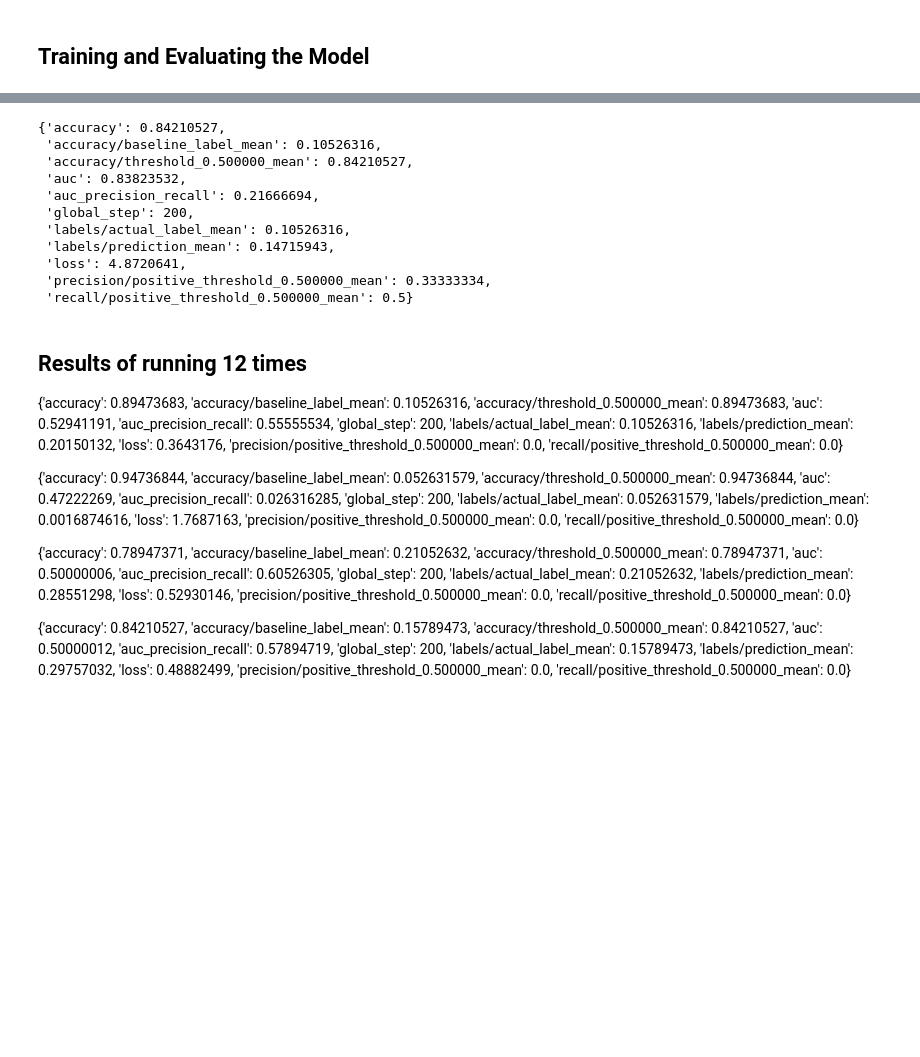
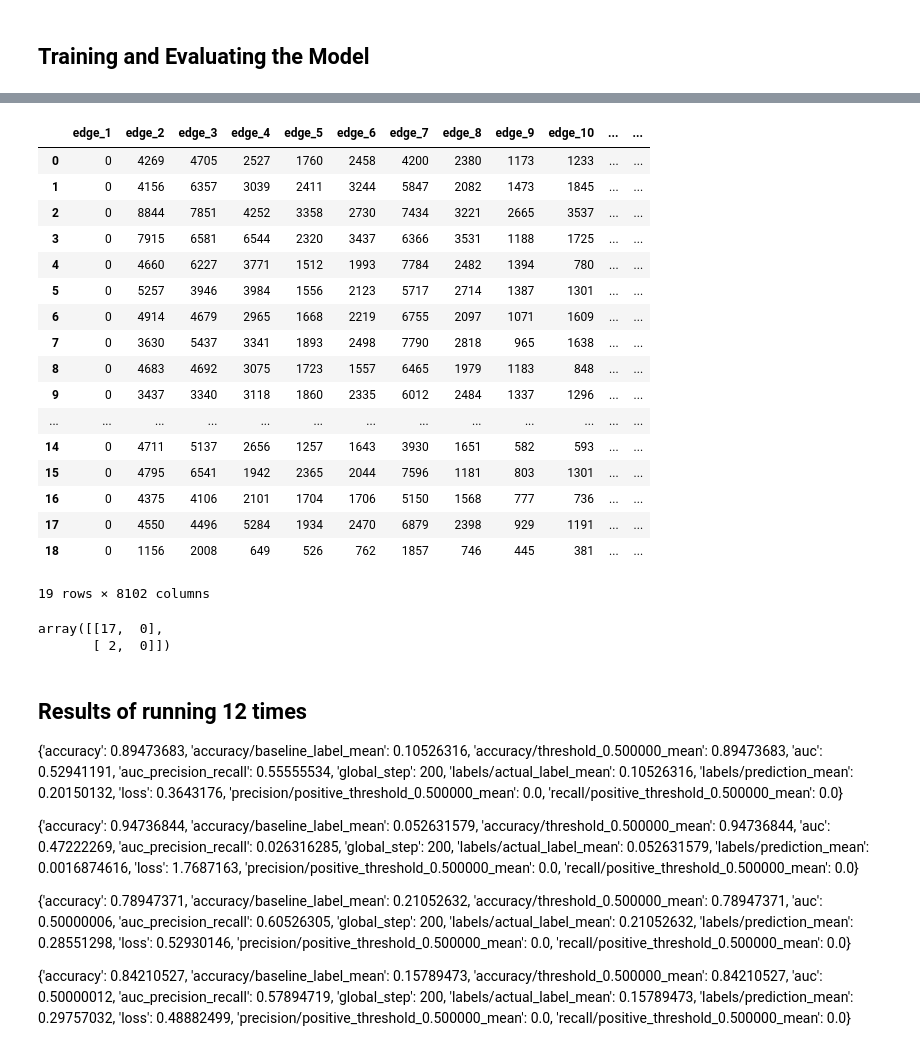
Before and after one commit to bh2589/NYSPI_Tensorflow, a Jupyter notebook: TensorflowDeepModel.ipynb, the cells around one changed output, grey strips where cells are left out. Drawn from its saved outputs; the diff is of its cells as text; code cells hidden in the pictures; blank space fills up the shorter version.

```diff
--- a/TensorflowDeepModel.ipynb
+++ b/TensorflowDeepModel.ipynb
@@ -243,17 +242,35 @@ array([], dtype=int64)
-# %%
-results
-# %% [output]
-{'accuracy': 0.84210527,
- 'accuracy/baseline_label_mean': 0.10526316,
- 'accuracy/threshold_0.500000_mean': 0.84210527,
- 'auc': 0.83823532,
- 'auc_precision_recall': 0.21666694,
- 'global_step': 200,
- 'labels/actual_label_mean': 0.10526316,
- 'labels/prediction_mean': 0.14715943,
- 'loss': 4.8720641,
- 'precision/positive_threshold_0.500000_mean': 0.33333334,
- 'recall/positive_threshold_0.500000_mean': 0.5}
+# %%
+df_test
+#output
+# %% [output]
+|  | edge_1 | edge_2 | edge_3 | edge_4 | edge_5 | edge_6 | edge_7 | edge_8 | edge_9 | edge_10 | ... | ... |
+| 0 | 0 | 4269 | 4705 | 2527 | 1760 | 2458 | 4200 | 2380 | 1173 | 1233 | ... | ... |
+| 1 | 0 | 4156 | 6357 | 3039 | 2411 | 3244 | 5847 | 2082 | 1473 | 1845 | ... | ... |
+| 2 | 0 | 8844 | 7851 | 4252 | 3358 | 2730 | 7434 | 3221 | 2665 | 3537 | ... | ... |
+| 3 | 0 | 7915 | 6581 | 6544 | 2320 | 3437 | 6366 | 3531 | 1188 | 1725 | ... | ... |
+| 4 | 0 | 4660 | 6227 | 3771 | 1512 | 1993 | 7784 | 2482 | 1394 | 780 | ... | ... |
+| 5 | 0 | 5257 | 3946 | 3984 | 1556 | 2123 | 5717 | 2714 | 1387 | 1301 | ... | ... |
+| 6 | 0 | 4914 | 4679 | 2965 | 1668 | 2219 | 6755 | 2097 | 1071 | 1609 | ... | ... |
+| 7 | 0 | 3630 | 5437 | 3341 | 1893 | 2498 | 7790 | 2818 | 965 | 1638 | ... | ... |
+| 8 | 0 | 4683 | 4692 | 3075 | 1723 | 1557 | 6465 | 1979 | 1183 | 848 | ... | ... |
+| 9 | 0 | 3437 | 3340 | 3118 | 1860 | 2335 | 6012 | 2484 | 1337 | 1296 | ... | ... |
+| ... | ... | ... | ... | ... | ... | ... | ... | ... | ... | ... | ... | ... |
+| 14 | 0 | 4711 | 5137 | 2656 | 1257 | 1643 | 3930 | 1651 | 582 | 593 | ... | ... |
+| 15 | 0 | 4795 | 6541 | 1942 | 2365 | 2044 | 7596 | 1181 | 803 | 1301 | ... | ... |
+| 16 | 0 | 4375 | 4106 | 2101 | 1704 | 1706 | 5150 | 1568 | 777 | 736 | ... | ... |
+| 17 | 0 | 4550 | 4496 | 5284 | 1934 | 2470 | 6879 | 2398 | 929 | 1191 | ... | ... |
+| 18 | 0 | 1156 | 2008 | 649 | 526 | 762 | 1857 | 746 | 445 | 381 | ... | ... |
+19 rows × 8102 columns
+# %%
+from sklearn.metrics import confusion_matrix, accuracy_score, precision_score
+y_true = df_test['SSRI'].values
+y_pred = output
+confusion_matrix(y_true, y_pred)
+#accuracy_score(y_true, y_pred)
+#precision_score(y_true, y_pred, average='macro')
+# %% [output]
+array([[17,  0],
+       [ 2,  0]])
 # %% [markdown]
 ## Results of running 12 times
 
```
Also changed, not shown: parts of 4 cells of this notebook.
